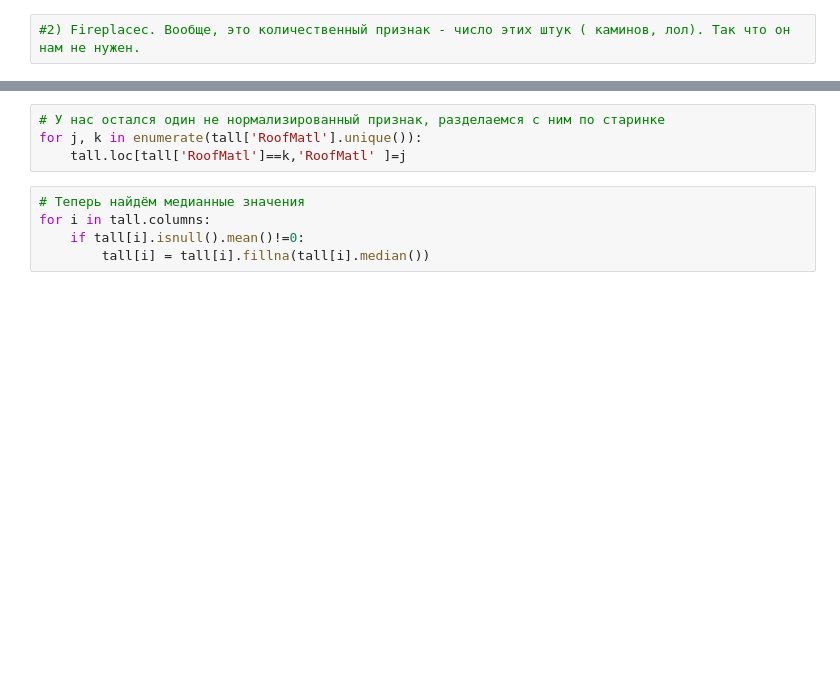
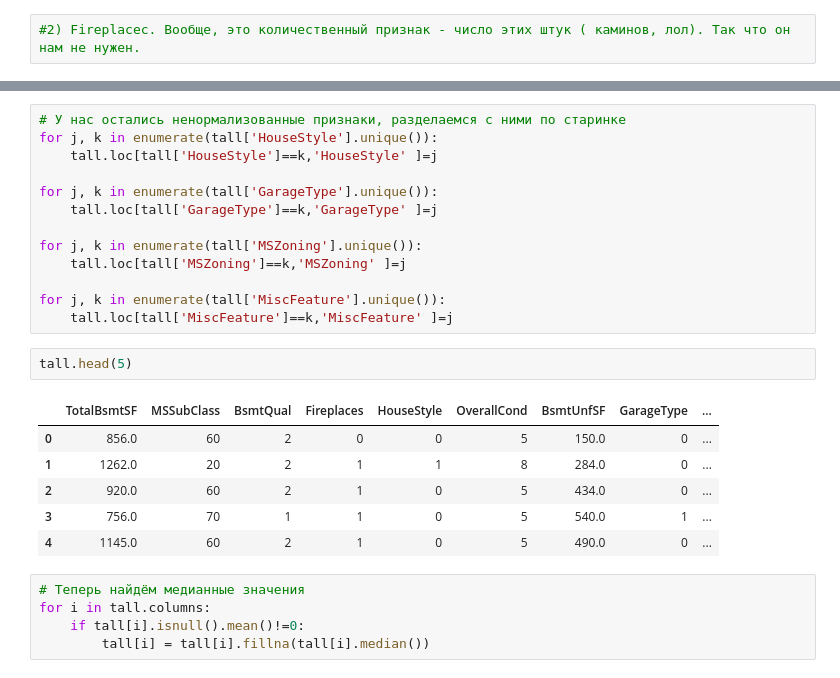
Before and after one commit to egozverev/mlschl, a Jupyter notebook: Hometask_5.ipynb, the cells around one changed output, grey strips where cells are left out. Saved outputs shown, nothing was run; the diff lists cells and outputs as text; blank space fills up the shorter version.

```diff
--- a/Hometask_5.ipynb
+++ b/Hometask_5.ipynb
@@ -994,7 +1041,25 @@ tall.head()
-# %%
-# У нас остался один не нормализированный признак, разделаемся с ним по старинке
-for j, k in enumerate(tall['RoofMatl'].unique()):
-    tall.loc[tall['RoofMatl']==k,'RoofMatl' ]=j
+# %%
+# У нас остались ненормализованные признаки, разделаемся с ними по старинке
+for j, k in enumerate(tall['HouseStyle'].unique()):
+    tall.loc[tall['HouseStyle']==k,'HouseStyle' ]=j
+
+for j, k in enumerate(tall['GarageType'].unique()):
+    tall.loc[tall['GarageType']==k,'GarageType' ]=j
+
+for j, k in enumerate(tall['MSZoning'].unique()):
+    tall.loc[tall['MSZoning']==k,'MSZoning' ]=j
+
+for j, k in enumerate(tall['MiscFeature'].unique()):
+    tall.loc[tall['MiscFeature']==k,'MiscFeature' ]=j
+# %%
+tall.head(5)
+# %% [output]
+|  | TotalBsmtSF | MSSubClass | BsmtQual | Fireplaces | HouseStyle | OverallCond | BsmtUnfSF | GarageType | ... |
+| 0 | 856.0 | 60 | 2 | 0 | 0 | 5 | 150.0 | 0 | ... |
+| 1 | 1262.0 | 20 | 2 | 1 | 1 | 8 | 284.0 | 0 | ... |
+| 2 | 920.0 | 60 | 2 | 1 | 0 | 5 | 434.0 | 0 | ... |
+| 3 | 756.0 | 70 | 1 | 1 | 0 | 5 | 540.0 | 1 | ... |
+| 4 | 1145.0 | 60 | 2 | 1 | 0 | 5 | 490.0 | 0 | ... |
 # %%
 # Теперь найдём медианные значения
 for i in tall.columns:
```
Also changed, not shown: parts of 76 cells of this notebook.
